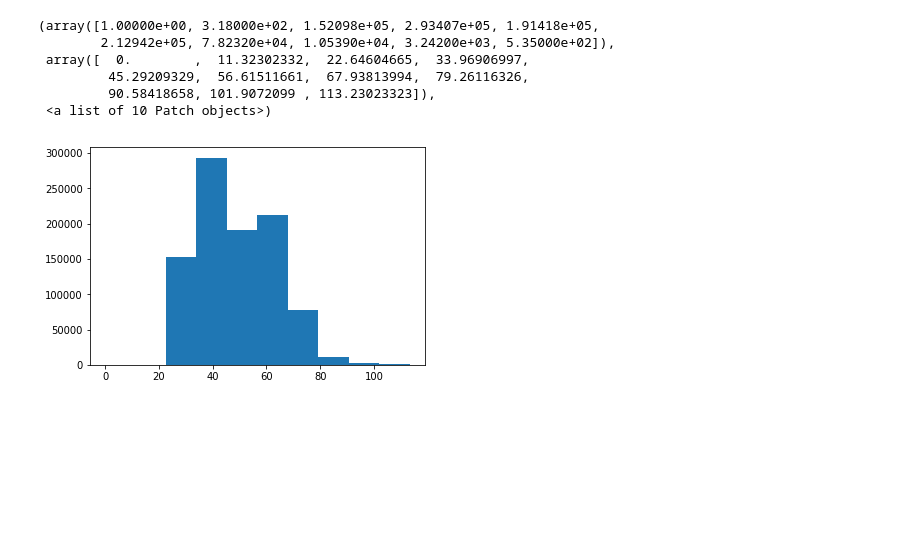
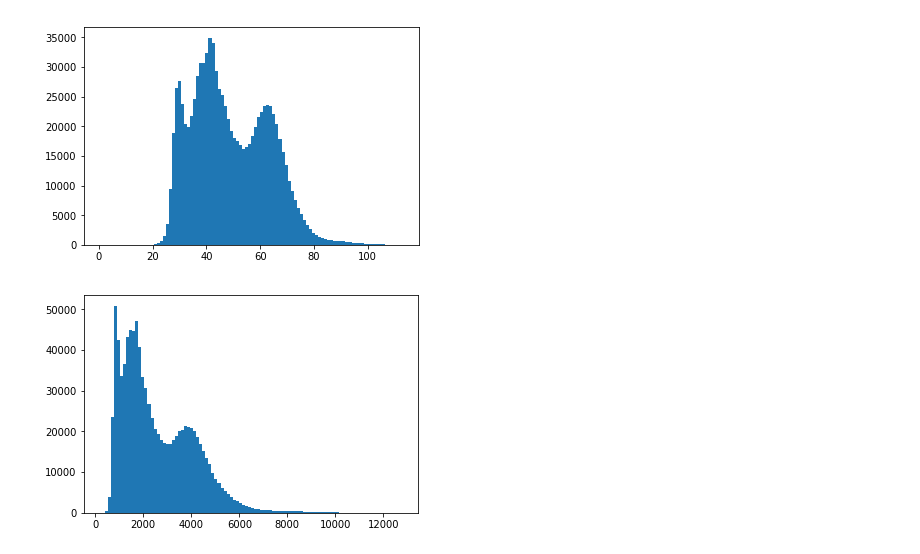
Before and after one commit to jorwatkapola/timeseries_segment_clustering, a Jupyter notebook: Chi2.ipynb, the cells around one changed output. Cells and saved outputs as stored; diff of their text form; code cells hidden in the pictures; blank space fills up the shorter version.

```diff
--- a/Chi2.ipynb
+++ b/Chi2.ipynb
@@ -95,13 +95,15 @@ for lc in lc_dirs:
 # %%
 all_errors=lcs[0][2]
 for lc in lcs[1:]:
     all_errors=np.hstack((all_errors,lc[2]))
-plt.hist(all_errors)
+plt.hist(all_errors, bins=100)
+plt.show()
+
+all_errors=lcs[0][1]
+for lc in lcs[1:]:
+    all_errors=np.hstack((all_errors,lc[1]))
+plt.hist(all_errors, bins=100)
+plt.show()
 # %% [output]
-(array([1.00000e+00, 3.18000e+02, 1.52098e+05, 2.93407e+05, 1.91418e+05,
-        2.12942e+05, 7.82320e+04, 1.05390e+04, 3.24200e+03, 5.35000e+02]),
- array([  0.        ,  11.32302332,  22.64604665,  33.96906997,
-         45.29209329,  56.61511661,  67.93813994,  79.26116326,
-         90.58418658, 101.9072099 , 113.23023323]),
- <a list of 10 Patch objects>)
-[figure, old version]
+[figure, new version]
+[figure, added]
```
Also changed, not shown: parts of 3 cells of this notebook, 6 other files.
